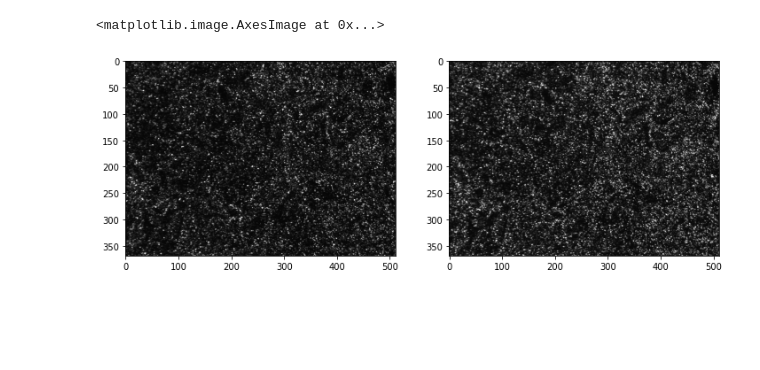
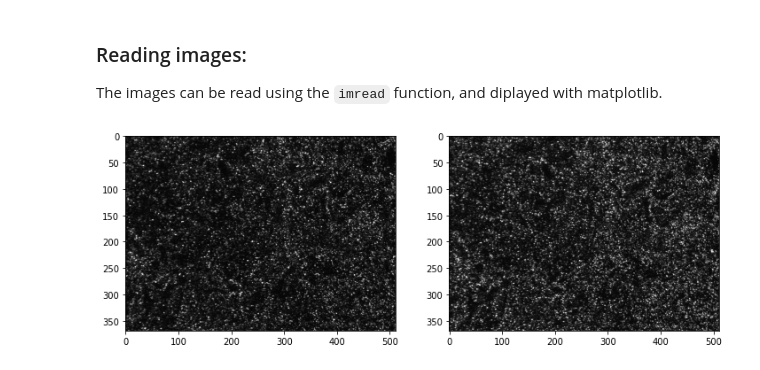
Before and after one commit to OpenPIV/openpiv-python-gpu, a Jupyter notebook: openpiv/docs/src/tutorial1.ipynb, the cells around one changed output. Saved outputs shown, nothing was run; the diff lists cells and outputs as text; code cells hidden in the pictures; blank space fills up the shorter version.

```diff
--- a/openpiv/docs/src/tutorial1.ipynb
+++ b/openpiv/docs/src/tutorial1.ipynb
@@ -12,13 +11,15 @@ import matplotlib.pyplot as plt
 %matplotlib inline
 
 import imageio
+# %% [markdown]
+### Reading images:
+The images can be read using the `imread` function, and diplayed with matplotlib.
 # %%
-frame_a  = tools.imread( '../test1/exp1_001_a.bmp' )
-frame_b  = tools.imread( '../test1/exp1_001_b.bmp' )
+frame_a  = tools.imread( '../../examples/test1/exp1_001_a.bmp' )
+frame_b  = tools.imread( '../../examples/test1/exp1_001_b.bmp' )
+
+fig,ax = plt.subplots(1,2,figsize=(12,10))
+ax[0].imshow(frame_a,cmap=plt.cm.gray);
+ax[1].imshow(frame_b,cmap=plt.cm.gray);
+# %% [output]
+[figure, added]
-# %%
-fig,ax = plt.subplots(1,2,figsize=(12,10))
-ax[0].imshow(frame_a,cmap=plt.cm.gray)
-ax[1].imshow(frame_b,cmap=plt.cm.gray)
-# %% [output]
-<matplotlib.image.AxesImage at 0x...>
-[figure, removed]
```
Also changed, not shown: parts of 18 cells of this notebook, 30 other files.
